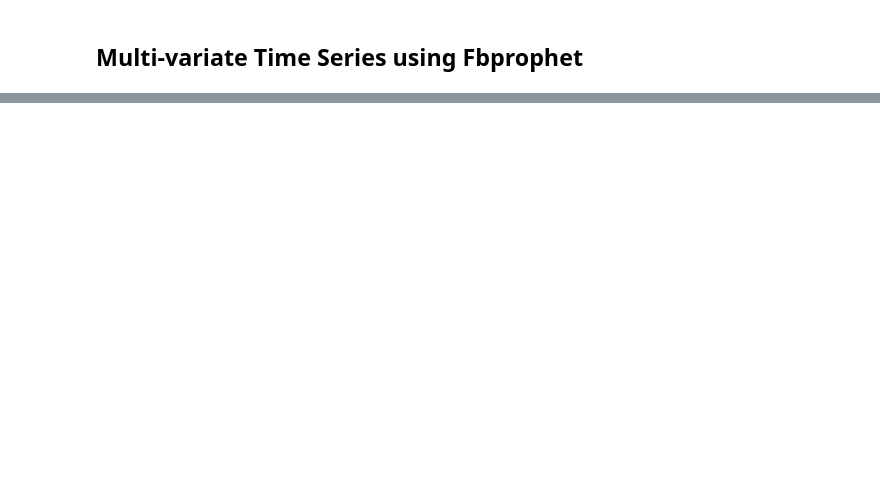
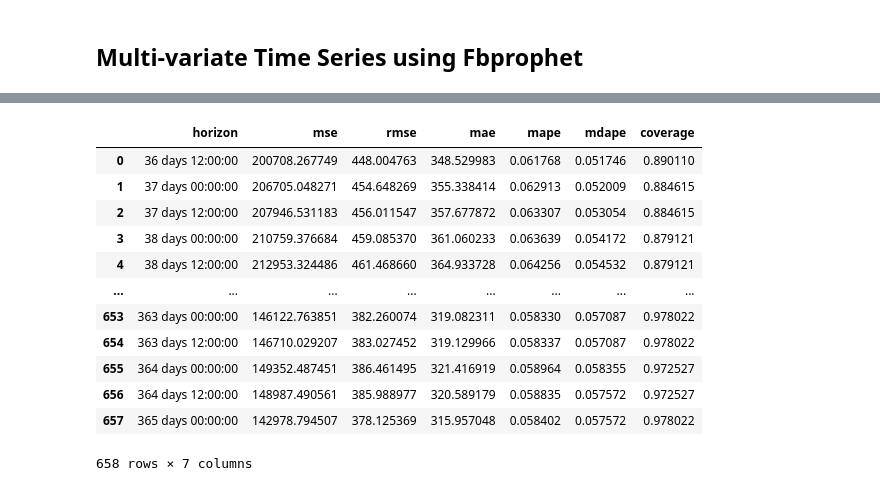
Before and after one commit to shelly2904/DATA_SCIENCE, a Jupyter notebook: Time Series/Time_Series_Algorithms.ipynb, the cells around one changed output, grey strips where cells are left out. Saved outputs shown, nothing was run; the diff lists cells and outputs as text; code cells hidden in the pictures; blank space fills up the shorter version.

```diff
--- a/Time Series/Time_Series_Algorithms.ipynb
+++ b/Time Series/Time_Series_Algorithms.ipynb
@@ -404,0 +518,16 @@ df_p
+# %%
+df_p
+# %% [output]
+|  | horizon | mse | rmse | mae | mape | mdape | coverage |
+| 0 | 36 days 12:00:00 | 200708.267749 | 448.004763 | 348.529983 | 0.061768 | 0.051746 | 0.890110 |
+| 1 | 37 days 00:00:00 | 206705.048271 | 454.648269 | 355.338414 | 0.062913 | 0.052009 | 0.884615 |
+| 2 | 37 days 12:00:00 | 207946.531183 | 456.011547 | 357.677872 | 0.063307 | 0.053054 | 0.884615 |
+| 3 | 38 days 00:00:00 | 210759.376684 | 459.085370 | 361.060233 | 0.063639 | 0.054172 | 0.879121 |
+| 4 | 38 days 12:00:00 | 212953.324486 | 461.468660 | 364.933728 | 0.064256 | 0.054532 | 0.879121 |
+| ... | ... | ... | ... | ... | ... | ... | ... |
+| 653 | 363 days 00:00:00 | 146122.763851 | 382.260074 | 319.082311 | 0.058330 | 0.057087 | 0.978022 |
+| 654 | 363 days 12:00:00 | 146710.029207 | 383.027452 | 319.129966 | 0.058337 | 0.057087 | 0.978022 |
+| 655 | 364 days 00:00:00 | 149352.487451 | 386.461495 | 321.416919 | 0.058964 | 0.058355 | 0.972527 |
+| 656 | 364 days 12:00:00 | 148987.490561 | 385.988977 | 320.589179 | 0.058835 | 0.057572 | 0.972527 |
+| 657 | 365 days 00:00:00 | 142978.794507 | 378.125369 | 315.957048 | 0.058402 | 0.057572 | 0.978022 |
+658 rows × 7 columns
```
Also changed, not shown: parts of 31 cells of this notebook, 1 other file.
